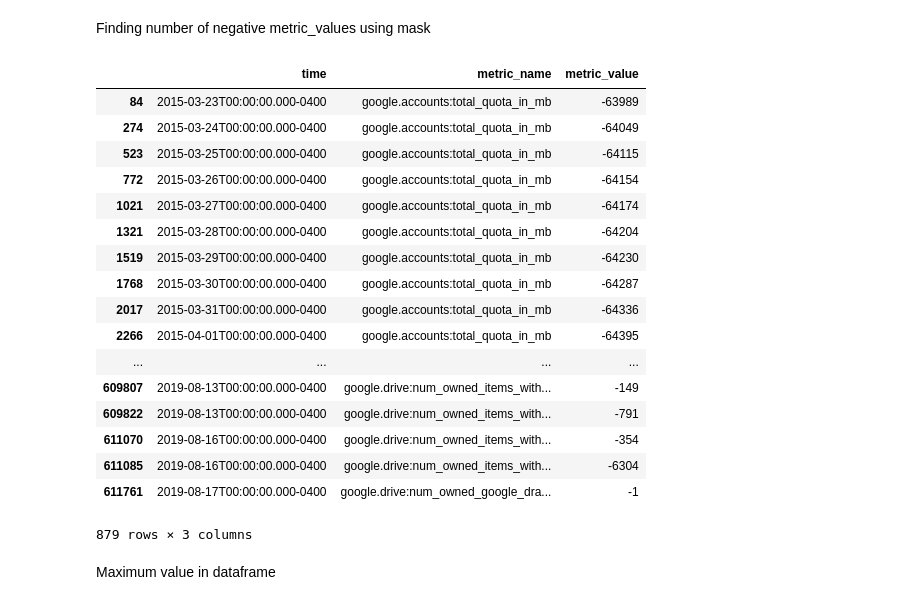
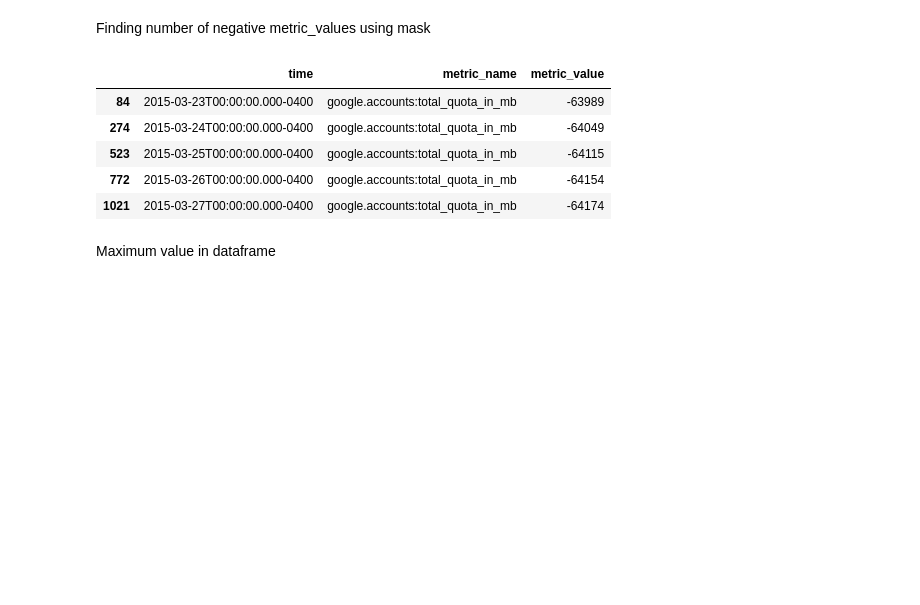
Before and after one commit to UNCG-CSE/G_Suite_Metrics, a Jupyter notebook: src/Anusha/Data description.ipynb, the cells around one changed output. Saved outputs shown, nothing was run; the diff lists cells and outputs as text; code cells hidden in the pictures; blank space fills up the shorter version.

```diff
--- a/src/Anusha/Data description.ipynb
+++ b/src/Anusha/Data description.ipynb
@@ -186,26 +175,14 @@ Name: metric_value, Length: 611913, dtype: bool
 # %% [markdown]
 Finding number of negative metric_values using mask
 # %%
-data[mask]
+data[mask].head()
 # %% [output]
 |  | time | metric_name | metric_value |
 | 84 | 2015-03-23T00:00:00.000-0400 | google.accounts:total_quota_in_mb | -63989 |
 | 274 | 2015-03-24T00:00:00.000-0400 | google.accounts:total_quota_in_mb | -64049 |
 | 523 | 2015-03-25T00:00:00.000-0400 | google.accounts:total_quota_in_mb | -64115 |
 | 772 | 2015-03-26T00:00:00.000-0400 | google.accounts:total_quota_in_mb | -64154 |
 | 1021 | 2015-03-27T00:00:00.000-0400 | google.accounts:total_quota_in_mb | -64174 |
-| 1321 | 2015-03-28T00:00:00.000-0400 | google.accounts:total_quota_in_mb | -64204 |
-| 1519 | 2015-03-29T00:00:00.000-0400 | google.accounts:total_quota_in_mb | -64230 |
-| 1768 | 2015-03-30T00:00:00.000-0400 | google.accounts:total_quota_in_mb | -64287 |
-| 2017 | 2015-03-31T00:00:00.000-0400 | google.accounts:total_quota_in_mb | -64336 |
-| 2266 | 2015-04-01T00:00:00.000-0400 | google.accounts:total_quota_in_mb | -64395 |
-| ... | ... | ... | ... |
-| 609807 | 2019-08-13T00:00:00.000-0400 | google.drive:num_owned_items_with... | -149 |
-| 609822 | 2019-08-13T00:00:00.000-0400 | google.drive:num_owned_items_with... | -791 |
-| 611070 | 2019-08-16T00:00:00.000-0400 | google.drive:num_owned_items_with... | -354 |
-| 611085 | 2019-08-16T00:00:00.000-0400 | google.drive:num_owned_items_with... | -6304 |
-| 611761 | 2019-08-17T00:00:00.000-0400 | google.drive:num_owned_google_dra... | -1 |
-879 rows × 3 columns
 # %% [markdown]
 Maximum value in dataframe
 # %%
```
Also changed, not shown: parts of 3 cells of this notebook, 1 other file.
